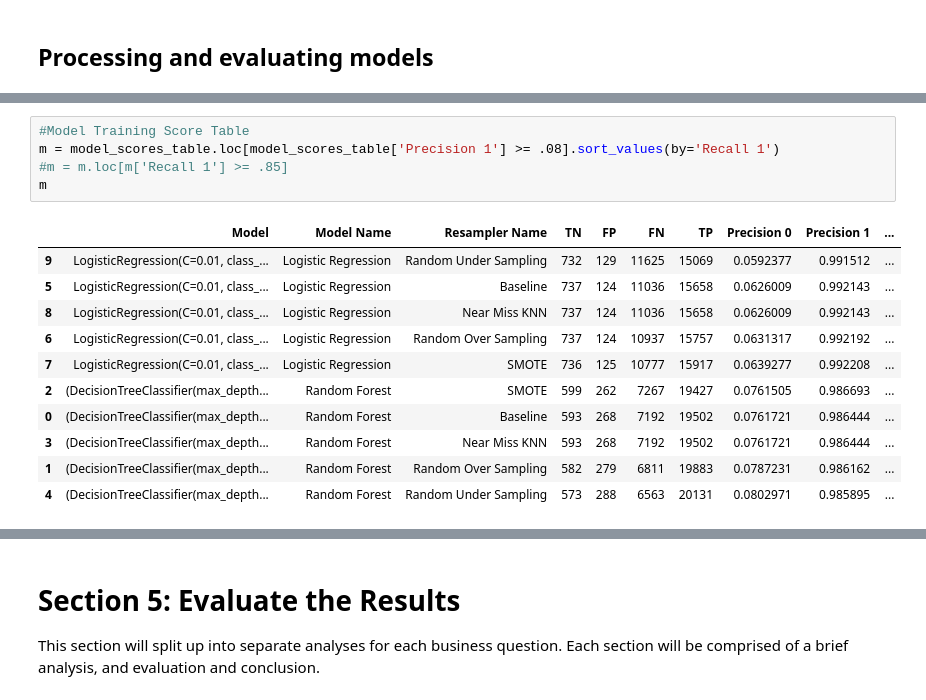
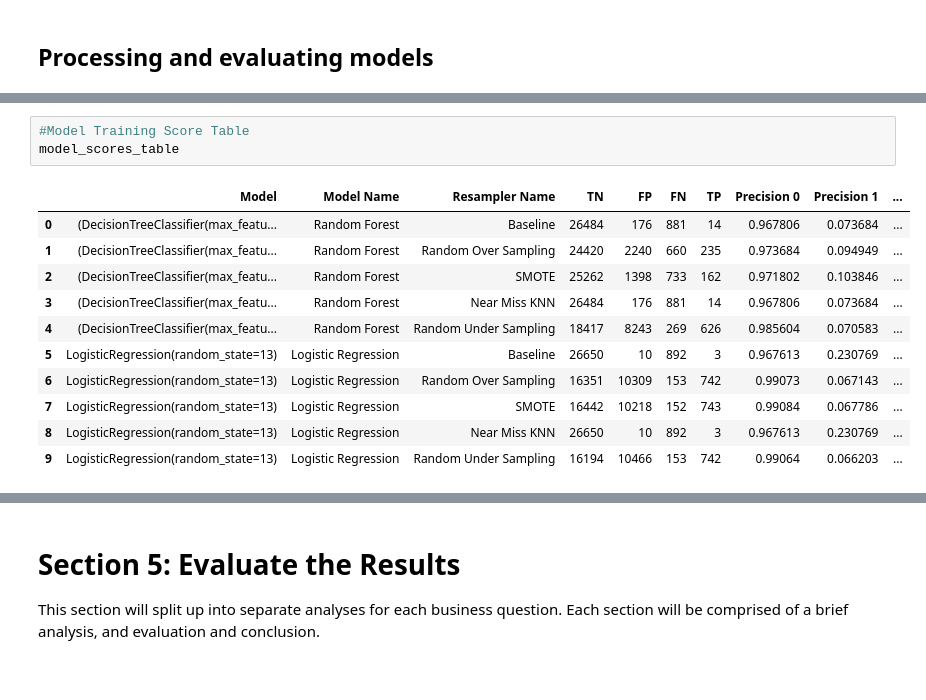
Before and after one commit to nandodsg/Innactivity-Prediction-with-Transactional-Data, a Jupyter notebook: Innactivity prediction with transactional data - Shor Columns.ipynb, the cells around one changed output, grey strips where cells are left out. Drawn from its saved outputs; the diff is of its cells as text.

```diff
--- a/Innactivity prediction with transactional data - Shor Columns.ipynb
+++ b/Innactivity prediction with transactional data - Shor Columns.ipynb
@@ -723,20 +300,18 @@ Total Run processing time: --- 11.22140097618103 seconds ---
-# %%
-#Model Training Score Table
-m = model_scores_table.loc[model_scores_table['Precision 1'] >= .08].sort_values(by='Recall 1')
-#m = m.loc[m['Recall 1'] >= .85]
-m
-# %% [output]
-|  | Model | Model Name | Resampler Name | TN | FP | FN | TP | Precision 0 | Precision 1 | ... |
-| 9 | LogisticRegression(C=0.01, class_... | Logistic Regression | Random Under Sampling | 732 | 129 | 11625 | 15069 | 0.0592377 | 0.991512 | ... |
-| 5 | LogisticRegression(C=0.01, class_... | Logistic Regression | Baseline | 737 | 124 | 11036 | 15658 | 0.0626009 | 0.992143 | ... |
-| 8 | LogisticRegression(C=0.01, class_... | Logistic Regression | Near Miss KNN | 737 | 124 | 11036 | 15658 | 0.0626009 | 0.992143 | ... |
-| 6 | LogisticRegression(C=0.01, class_... | Logistic Regression | Random Over Sampling | 737 | 124 | 10937 | 15757 | 0.0631317 | 0.992192 | ... |
-| 7 | LogisticRegression(C=0.01, class_... | Logistic Regression | SMOTE | 736 | 125 | 10777 | 15917 | 0.0639277 | 0.992208 | ... |
-| 2 | (DecisionTreeClassifier(max_depth... | Random Forest | SMOTE | 599 | 262 | 7267 | 19427 | 0.0761505 | 0.986693 | ... |
-| 0 | (DecisionTreeClassifier(max_depth... | Random Forest | Baseline | 593 | 268 | 7192 | 19502 | 0.0761721 | 0.986444 | ... |
-| 3 | (DecisionTreeClassifier(max_depth... | Random Forest | Near Miss KNN | 593 | 268 | 7192 | 19502 | 0.0761721 | 0.986444 | ... |
-| 1 | (DecisionTreeClassifier(max_depth... | Random Forest | Random Over Sampling | 582 | 279 | 6811 | 19883 | 0.0787231 | 0.986162 | ... |
-| 4 | (DecisionTreeClassifier(max_depth... | Random Forest | Random Under Sampling | 573 | 288 | 6563 | 20131 | 0.0802971 | 0.985895 | ... |
+# %%
+#Model Training Score Table
+model_scores_table
+# %% [output]
+|  | Model | Model Name | Resampler Name | TN | FP | FN | TP | Precision 0 | Precision 1 | ... |
+| 0 | (DecisionTreeClassifier(max_featu... | Random Forest | Baseline | 26484 | 176 | 881 | 14 | 0.967806 | 0.073684 | ... |
+| 1 | (DecisionTreeClassifier(max_featu... | Random Forest | Random Over Sampling | 24420 | 2240 | 660 | 235 | 0.973684 | 0.094949 | ... |
+| 2 | (DecisionTreeClassifier(max_featu... | Random Forest | SMOTE | 25262 | 1398 | 733 | 162 | 0.971802 | 0.103846 | ... |
+| 3 | (DecisionTreeClassifier(max_featu... | Random Forest | Near Miss KNN | 26484 | 176 | 881 | 14 | 0.967806 | 0.073684 | ... |
+| 4 | (DecisionTreeClassifier(max_featu... | Random Forest | Random Under Sampling | 18417 | 8243 | 269 | 626 | 0.985604 | 0.070583 | ... |
+| 5 | LogisticRegression(random_state=13) | Logistic Regression | Baseline | 26650 | 10 | 892 | 3 | 0.967613 | 0.230769 | ... |
+| 6 | LogisticRegression(random_state=13) | Logistic Regression | Random Over Sampling | 16351 | 10309 | 153 | 742 | 0.99073 | 0.067143 | ... |
+| 7 | LogisticRegression(random_state=13) | Logistic Regression | SMOTE | 16442 | 10218 | 152 | 743 | 0.99084 | 0.067786 | ... |
+| 8 | LogisticRegression(random_state=13) | Logistic Regression | Near Miss KNN | 26650 | 10 | 892 | 3 | 0.967613 | 0.230769 | ... |
+| 9 | LogisticRegression(random_state=13) | Logistic Regression | Random Under Sampling | 16194 | 10466 | 153 | 742 | 0.99064 | 0.066203 | ... |
 # %%
 # Model training coeficient and feature importance table
 model_coef_table
```
Also changed, not shown: parts of 16 cells of this notebook, 3 other files.
